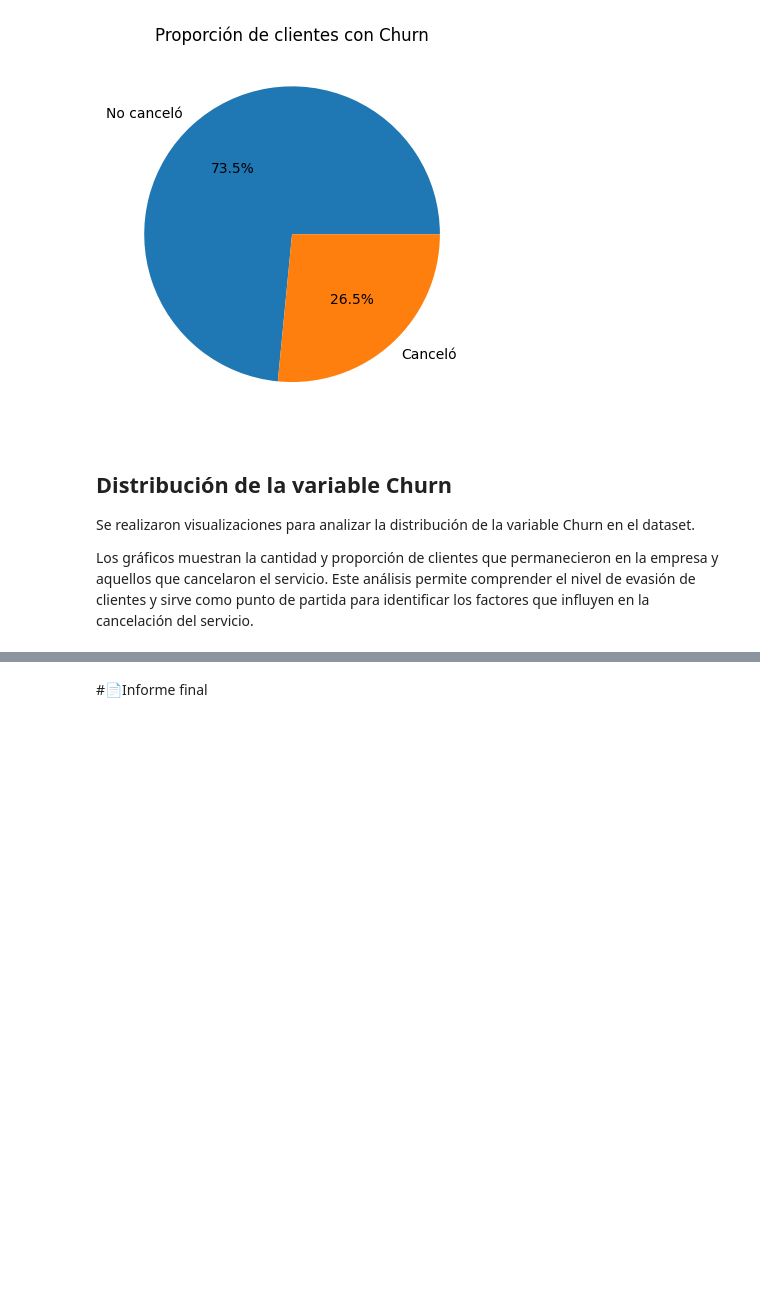
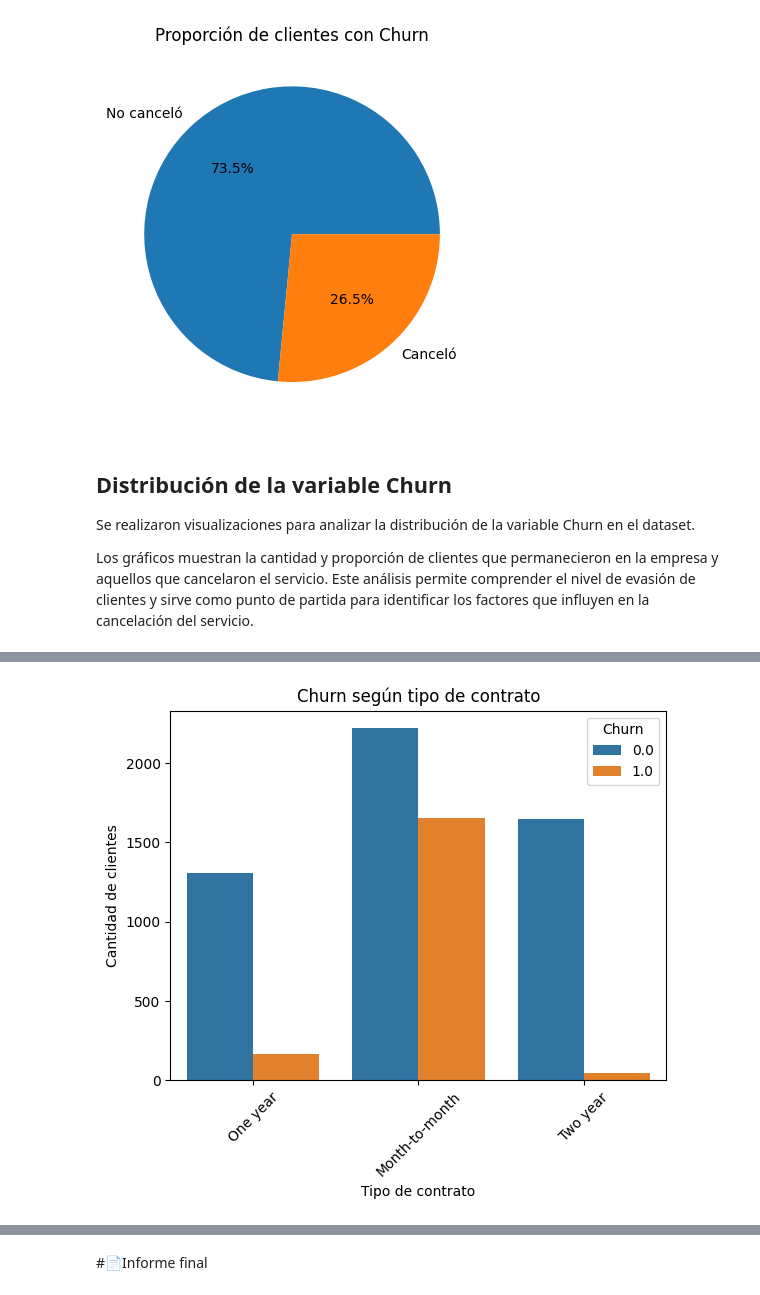
Before and after one commit to aldair27-c/TelecomX_LATAM, a Jupyter notebook: TelecomX_LATAM.ipynb, the cells around one changed output, grey strips where cells are left out. Saved outputs shown, nothing was run; the diff lists cells and outputs as text; code cells hidden in the pictures; blank space fills up the shorter version.

```diff
--- a/TelecomX_LATAM.ipynb
+++ b/TelecomX_LATAM.ipynb
@@ -354,0 +365,12 @@ Los gráficos muestran la cantidad y proporción de clientes que permanecieron e
+# %%
+sns.countplot(x='Contract', hue='Churn', data=df_final)
+
+plt.title('Churn según tipo de contrato')
+plt.xlabel('Tipo de contrato')
+plt.ylabel('Cantidad de clientes')
+
+plt.xticks(rotation=45)
+
+plt.show()
+# %% [output]
+[figure, added]
```
Also changed, not shown: parts of 3 cells of this notebook.
